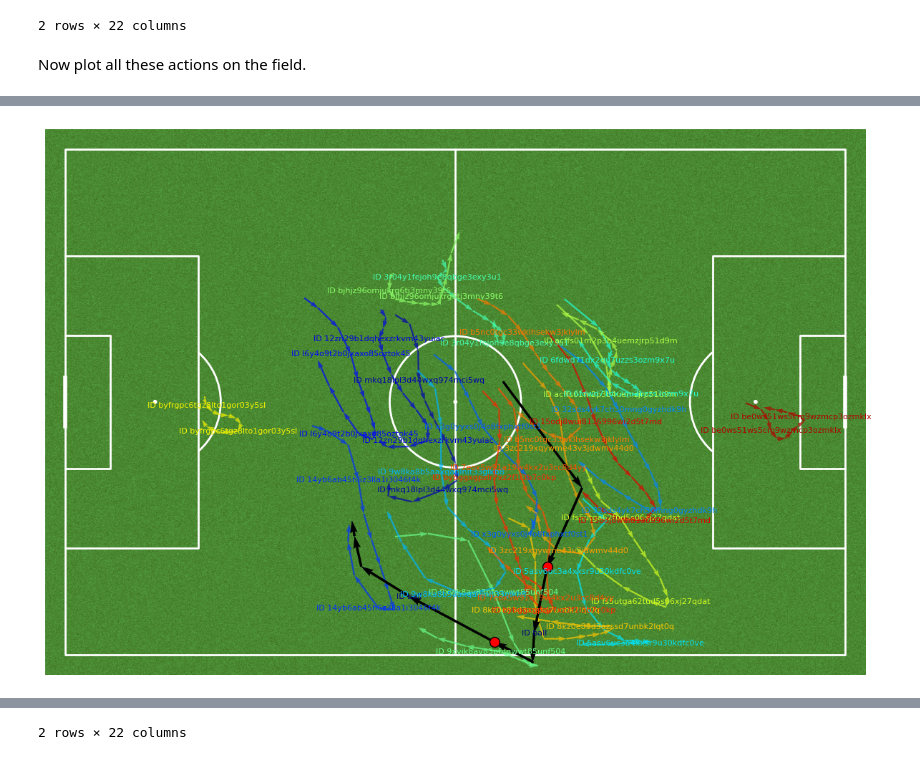
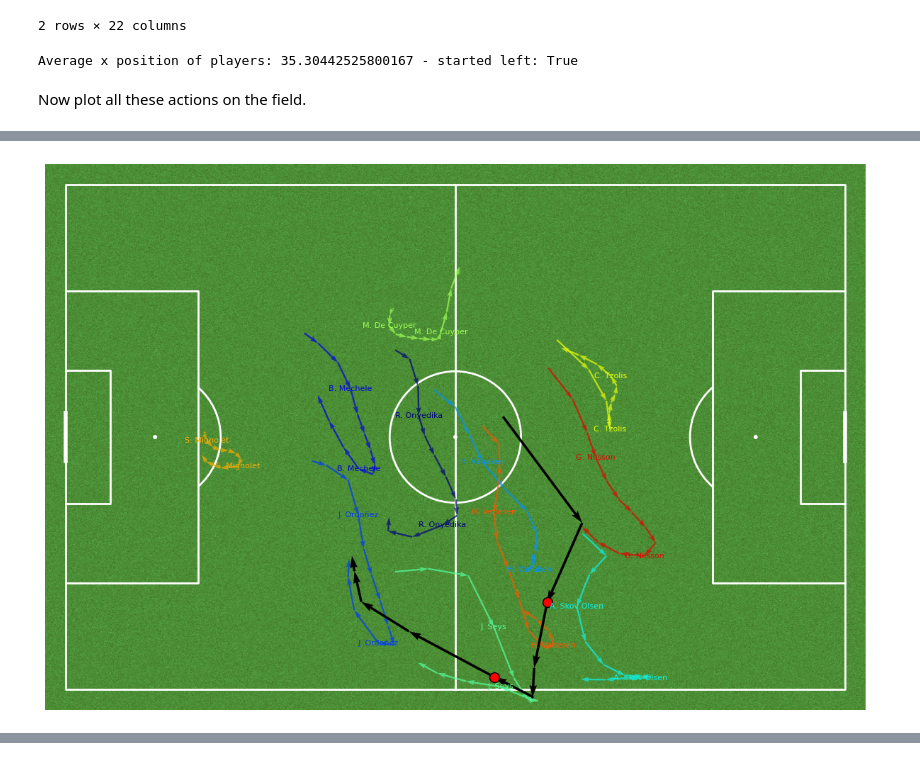
Before and after one commit to sergeygdb/soccer_analytics_projectweek, a Jupyter notebook: Knowlegde Portfolio/exploration copy.ipynb, the cells around one changed output, grey strips where cells are left out. Saved outputs shown, nothing was run; the diff lists cells and outputs as text; code cells hidden in the pictures.

Commit message:
all plays now are done from left to right

```diff
--- a/Knowlegde Portfolio/exploration copy.ipynb
+++ b/Knowlegde Portfolio/exploration copy.ipynb
@@ -47,6 +47,7 @@ matches.head()
 # %%
 # Merged query to fetch event data with event type names
 gameid = '6aaebu7uj50ewu3irl3qmjg2c'
+teamid = '1oyb7oym5nwzny8vxf03szd2h'
 query = """
 SELECT *
 FROM matchevents me
@@ -173,6 +193,23 @@ display(filtered_possession2_df)
 | 1 | 6aaebu7uj50ewu3irl3qmjg2c | 2724178299 | 127294ef-9a42-4599-a128-e9b35d90bfbc | None | None | 1 | 0 days 00:00:56.812000 | NaT | alive | ... |
 | 2 | 6aaebu7uj50ewu3irl3qmjg2c | 2724178361 | e319ac55-ffaf-4e6d-87f7-7601d91bcd33 | COMPLETE | True | 1 | 0 days 00:01:02.592000 | 0 days 00:01:08.432000 | alive | ... |
 2 rows × 22 columns
+# %%
+# For the match find out whether team_id starts left or right
+# This can be checked by looking at all the player positions at the start of the match timestamp 00:00:00
+# The dataframes which are used are player_tracking_df and players_df
+player_start_positions= player_tracking_df[player_tracking_df['time_seconds'] == 0]
+# Only keep the players which are in the players_df dataframe
+player_start_positions = player_start_positions[player_start_positions['player_id'].isin(players_df['player_id'])]
+# Get the x and y positions of the players
+player_start_positions = player_start_positions[['x', 'y', 'player_id']]
+# Now calculate the average x and y positions of the players
+player_start_positions['x'] = player_start_positions['x'].astype(float)
+# Calculate the average x position of the players
+average_x = player_start_positions['x'].mean()
+started_left = average_x < 50
+print(f"Average x position of players: {average_x} - started left: {started_left}")
+# %% [output]
+Average x position of players: 35.30442525800167 - started left: True
 # %% [markdown]
 Now plot all these actions on the field.
 # %%
@@ -186,72 +223,74 @@ import matplotlib.colors as mcolors
 pitch = Pitch(pitch_color='grass', line_color='white', pitch_type='opta')
 fig, ax = pitch.draw(figsize=(12, 8))
 
+pitch_width = 105  # Opta pitch width
+pitch_length = 68  # Opta pitch length
+
+def maybe_flip_x(x_values, period_id):
+   # Flip x-coordinates if the condition is met.
+    if (started_left and period_id == 2) or (not started_left and period_id == 1):
+        return pitch_width - x_values
+    return x_values
+def maybe_flip_y(y_values, period_id):
+    # Flip y-coordinates if the condition is met.
+    if (started_left and period_id == 2) or (not started_left and period_id == 1):
+        return pitch_length - y_values
+    return y_values
+
 # Generate unique colors for each ball position
 num_actions = len(filtered_possession2_df)
-colors = cm.viridis(np.linspace(0, 1, num_actions))  # Get unique colors from the colormap
+colors = cm.viridis(np.linspace(0, 1, num_actions))
 
 for i, (_, row) in enumerate(filtered_possession2_df.iterrows()):
     print(row['period_id'], row['time_seconds'], row['name'])
-    # Get all the ball positions (ball_position_df) from 2 seconds before to 5 seconds after the action
     row_time = row['time_seconds']
+    period_id = row['period_id']
 
+    # Get ball positions
     ball_data = ball_position_df[
         (ball_position_df['time_seconds'] >= row_time - 2) &
         (ball_position_df['time_seconds'] <= row_time + 5) &
-        (ball_position_df['period_id'] == row['period_id'])
+        (ball_position_df['period_id'] == period_id)
     ]
-    # Ensure there is at least 2 positions to plot as a vector
+
     if len(ball_data) > 1:
-        # Extract positions
-        x_positions = ball_data['x'].values
-        y_positions = ball_data['y'].values
-        print(f"ball position: {x_positions}, {y_positions}")
-        # Compute direction vectors (differences between consecutive positions)
+        x_positions = maybe_flip_x(ball_data['x'].values, period_id)
+        y_positions = maybe_flip_y(ball_data['y'].values, period_id)
         dx = np.diff(x_positions)
         dy = np.diff(y_positions)
 
-        # Use quiver to plot vectors
         ax.quiver(x_positions[:-1], y_positions[:-1], dx, dy, angles='xy', scale_units='xy',
                   scale=1, color="black", zorder=4, width=0.003)
-
-        # Add a red dot on top of the vector at the timestamp position
         ax.scatter(x_positions[np.abs(ball_data['time_seconds'] - row_time).argmin()],
                    y_positions[np.abs(ball_data['time_seconds'] - row_time).argmin()],
                    color='red', s=100, edgecolor='black', zorder=5)
 
-    # Now show the vectors of all the players on the field during the time period (using the player_tracking_df)
+    # Get player positions
     player_data = player_tracking_df[
         (player_tracking_df['time_seconds'] >= row_time - 2) &
         (player_tracking_df['time_seconds'] <= row_time + 5) &
-        (player_tracking_df['period_id'] == row['period_id'])
+        (player_tracking_df['period_id'] == period_id)
     ]
-    #display(player_data)
 
-    # Generate unique colors for each player
     player_ids = player_data['player_id'].unique()
+    player_ids = [pid for pid in player_ids if pid in players_df['player_id'].values]
     player_colors = {pid: cm.jet(i / len(player_ids)) for i, pid in enumerate(player_ids)}
 
     for player_id in player_ids:
         player_positions = player_data[player_data['player_id'] == player_id]
-        if len(player_positions) > 1:  # Ensure there are enough points to plot a movement
-            x_positions = player_positions['x'].values
-            y_positions = player_positions['y'].values
+        if len(player_positions) > 1:
+            x_positions = maybe_flip_x(player_positions['x'].values, period_id)
+            y_positions = maybe_flip_y(player_positions['y'].values, period_id)
             dx = np.diff(x_positions)
             dy = np.diff(y_positions)
 
-            # Plot player vectors
             ax.quiver(x_positions[:-1], y_positions[:-1], dx, dy, angles='xy', scale_units='xy',
                       scale=1, color=player_colors[player_id], zorder=3, width=0.002, alpha=0.7)
-
-            # Add player_id label next to the line
-            mid_index = len(x_positions) // 2  # Find the midpoint of the vector to place the label
-            ax.text(x_positions[mid_index], y_positions[mid_index], f'ID {player_id}',
+            mid_index = len(x_positions) // 2
+            ax.text(x_positions[mid_index], y_positions[mid_index],
+                    f'{players_df[players_df["player_id"] == player_id]["player_name"].values[0]}',
                     color=player_colors[player_id], fontsize=8, ha='center', va='center', zorder=5)
 
-# Show the plot
 plt.show()
-#display(player_data)
-#print(f"ball position: {ball_x}, {ball_y}")
-display(filtered_possession2_df)
 # %% [output]
 1 56.812 GENERIC:ball touch
@@ -265 +298 @@ ball position: [59.87017241 59.85241379 55.01639344 44.03934426 37.93663793 37.0
-[figure, old version]
+[figure, new version]
@@ -269 +298,0 @@ ball position: [59.87017241 59.85241379 55.01639344 44.03934426 37.93663793 37.0
-2 rows × 22 columns
```
Also changed, not shown: parts of 2 cells of this notebook.
